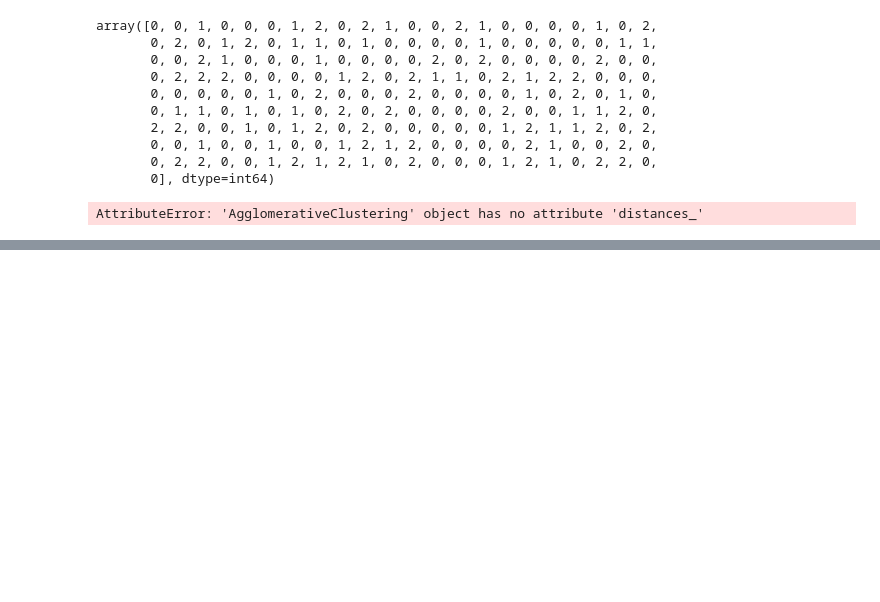
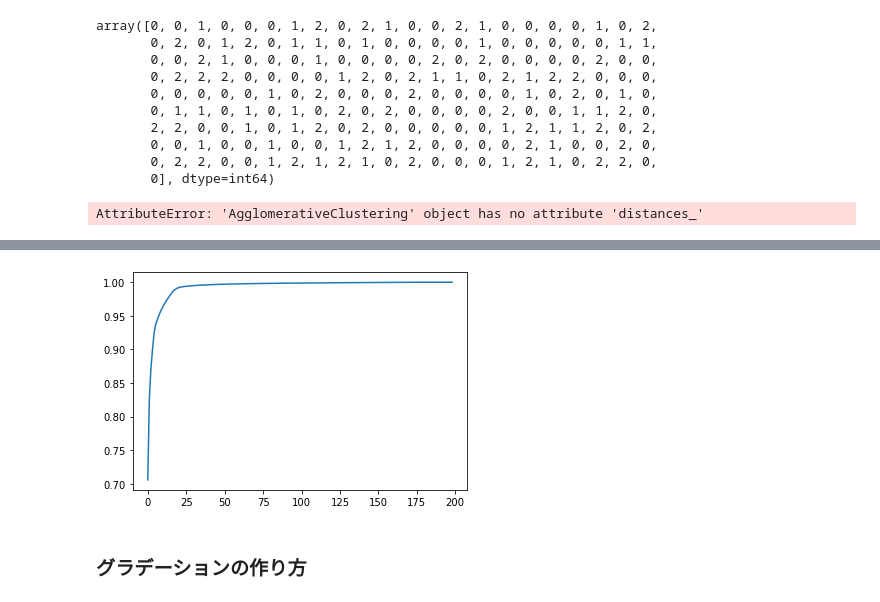
Before and after one commit to tomitayuuki/study, a Jupyter notebook: 自動車の走行距離（書き直し）.ipynb, the cells around one changed output, grey strips where cells are left out. Drawn from its saved outputs; the diff is of its cells as text; code cells hidden in the pictures; blank space fills up the shorter version.

```diff
--- a/自動車の走行距離（書き直し）.ipynb
+++ b/自動車の走行距離（書き直し）.ipynb
@@ -1155,0 +1247,10 @@ plt.show()
+# %%
+# 累積和
+explained_variance = np.cumsum(pca.explained_variance_ratio_)
+plt.plot(np.arange(0,199), explained_variance)
+plt.savefig('./../img/pca_explained_variance.png')
+plt.show()
+# %% [output]
+[figure, added]
+# %% [markdown]
+### グラデーションの作り方
```
Also changed, not shown: parts of 99 cells of this notebook.
